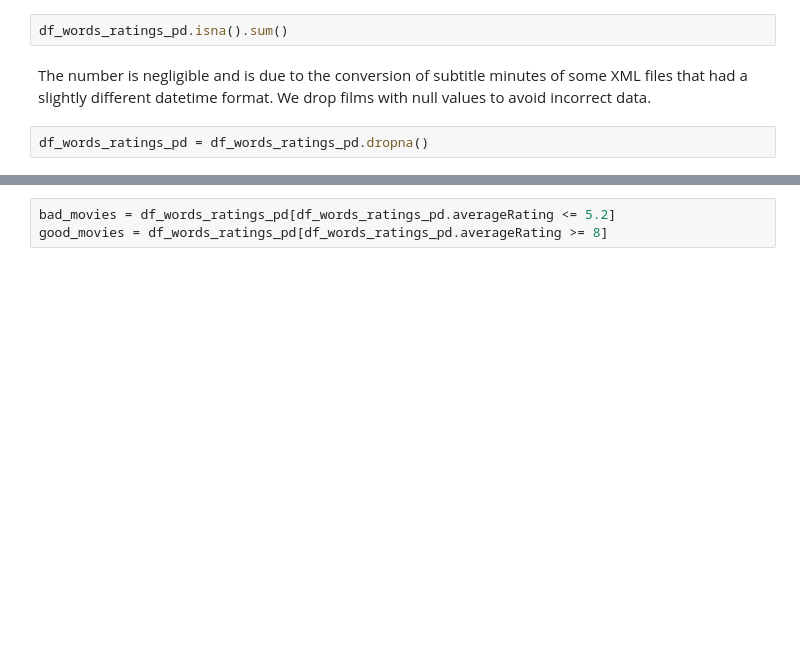
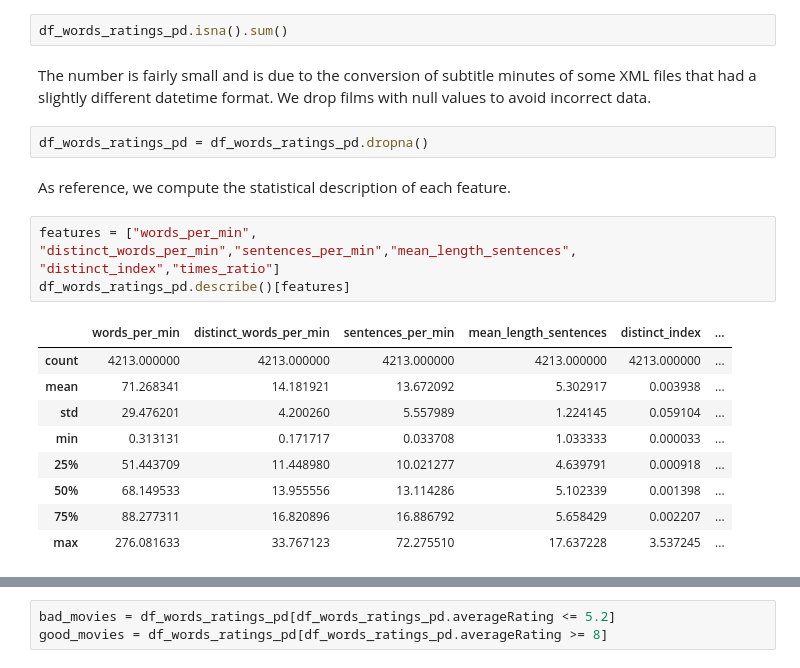
Before and after one commit to Xabitsuki/adamax, a Jupyter notebook: NotebookFinal.ipynb, the cells around one changed output, grey strips where cells are left out. Drawn from its saved outputs; the diff is of its cells as text; blank space fills up the shorter version.

```diff
--- a/NotebookFinal.ipynb
+++ b/NotebookFinal.ipynb
@@ -665,6 +665,21 @@ We check if we have any null values that might affect our statistics.
 # %%
 df_words_ratings_pd.isna().sum()
 # %% [markdown]
-The number is negligible and is due to the conversion of subtitle minutes of some XML files that had a slightly different datetime format. We drop films with null values to avoid incorrect data.
+The number is fairly small and is due to the conversion of subtitle minutes of some XML files that had a slightly different datetime format. We drop films with null values to avoid incorrect data.
 # %%
 df_words_ratings_pd = df_words_ratings_pd.dropna()
+# %% [markdown]
+As reference, we compute the statistical description of each feature.
+# %%
+features = ["words_per_min", "distinct_words_per_min","sentences_per_min","mean_length_sentences",  "distinct_index","times_ratio"]
+df_words_ratings_pd.describe()[features]
+# %% [output]
+|  | words_per_min | distinct_words_per_min | sentences_per_min | mean_length_sentences | distinct_index | ... |
+| count | 4213.000000 | 4213.000000 | 4213.000000 | 4213.000000 | 4213.000000 | ... |
+| mean | 71.268341 | 14.181921 | 13.672092 | 5.302917 | 0.003938 | ... |
+| std | 29.476201 | 4.200260 | 5.557989 | 1.224145 | 0.059104 | ... |
+| min | 0.313131 | 0.171717 | 0.033708 | 1.033333 | 0.000033 | ... |
+| 25% | 51.443709 | 11.448980 | 10.021277 | 4.639791 | 0.000918 | ... |
+| 50% | 68.149533 | 13.955556 | 13.114286 | 5.102339 | 0.001398 | ... |
+| 75% | 88.277311 | 16.820896 | 16.886792 | 5.658429 | 0.002207 | ... |
+| max | 276.081633 | 33.767123 | 72.275510 | 17.637228 | 3.537245 | ... |
```
Also changed, not shown: parts of 17 cells of this notebook.
